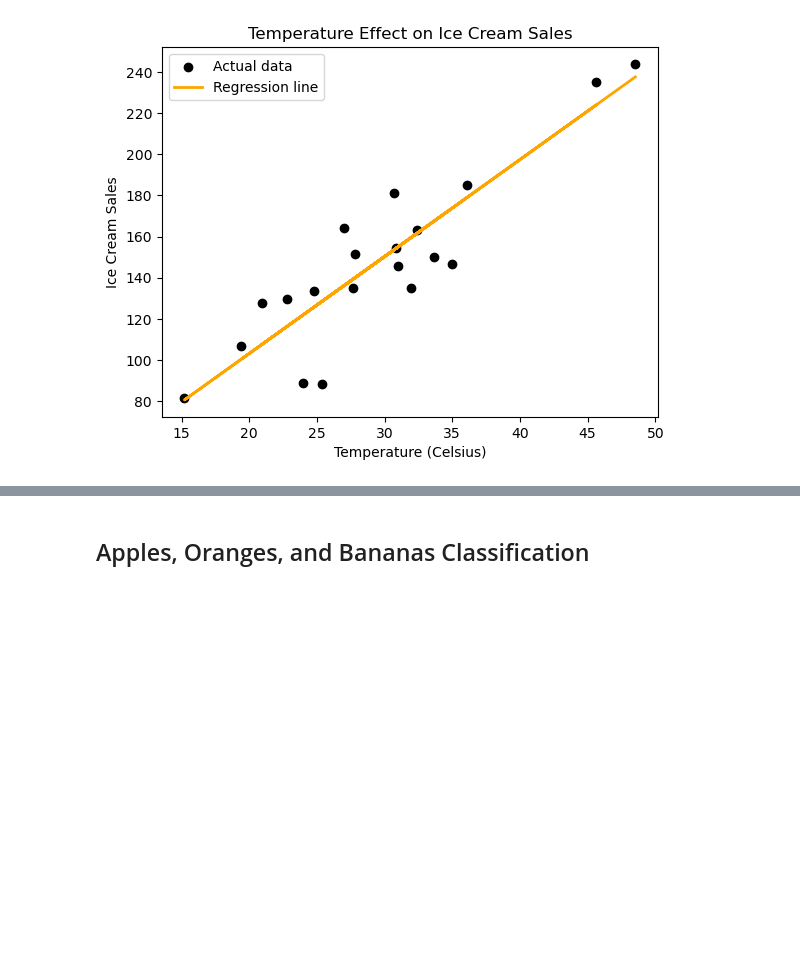
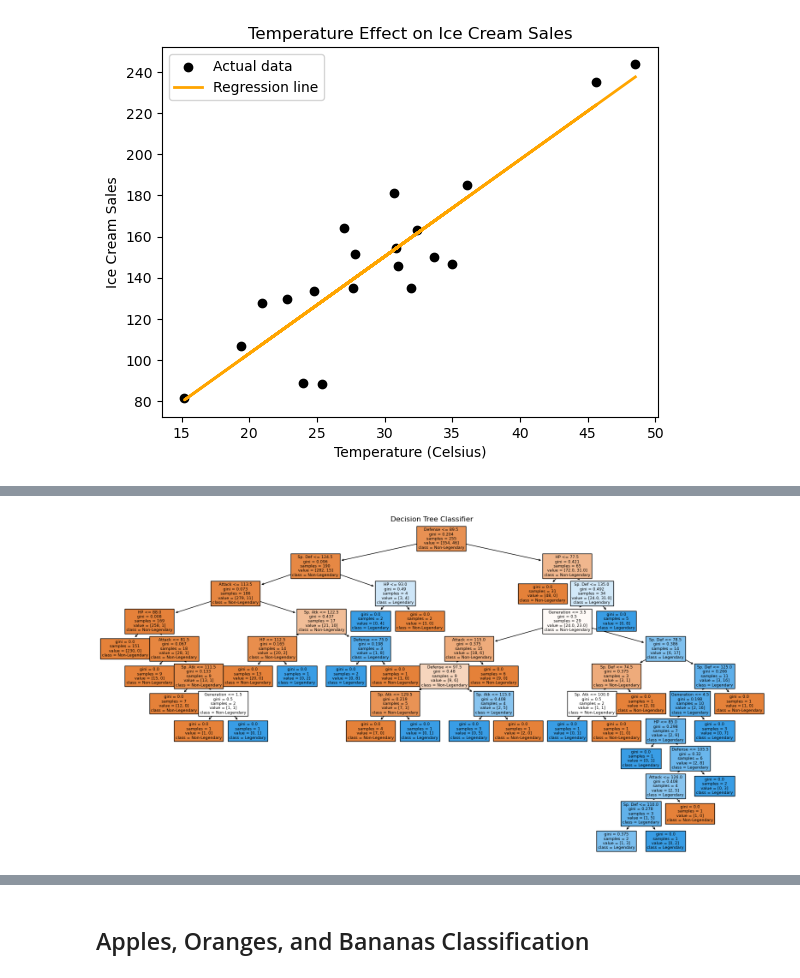
Before and after one commit to jwmathis/SSE591_Project5, a Jupyter notebook: Project5.ipynb, the cells around one changed output, grey strips where cells are left out. Saved outputs shown, nothing was run; the diff lists cells and outputs as text; code cells hidden in the pictures; blank space fills up the shorter version.

```diff
--- a/Project5.ipynb
+++ b/Project5.ipynb
@@ -63,0 +79,10 @@ plt.legend();
+# %%
+# Define data
+features = ['HP', 'Attack', 'Defense', 'Sp. Atk', 'Sp. Def', 'Generation']
+X = poke_df[features]  # features matrix
+y = poke_df['Legendary']                                                      # target vector
+# %%
+# Split data into training and tests sets
+from sklearn.model_selection import train_test_split
+Xtrain, Xtest, ytrain, ytest = train_test_split(X, y, test_size=0.5,
+                                                random_state=42)
@@ -63,0 +94,14 @@ plt.legend();
+# %%
+# Visualizing the decision tree
+# Extract a single tree from RandomForest Classifier
+tree_index = 0  # Indecx of the tree to visualize
+single_tree = model.estimators_[tree_index]
+
+# Plot the tree
+from sklearn.tree import plot_tree
+
+plt.figure(figsize=(20,10))
+plot_tree(single_tree, feature_names=features, class_names=['Non-Legendary', 'Legendary'], filled=True)
+plt.title('Decision Tree Classifier');
+# %% [output]
+[figure, added]
```
Also changed, not shown: parts of 19 cells of this notebook.
